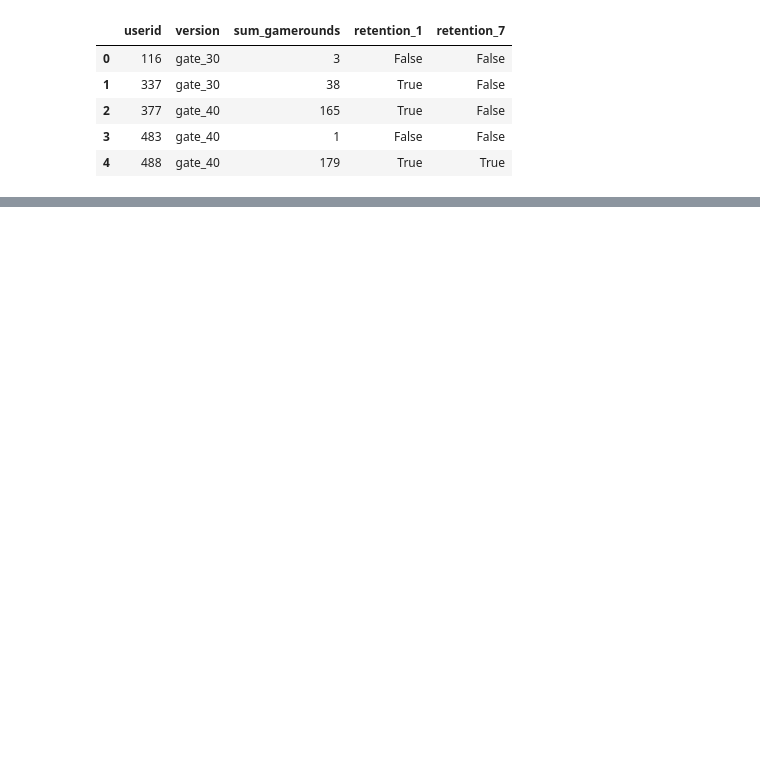
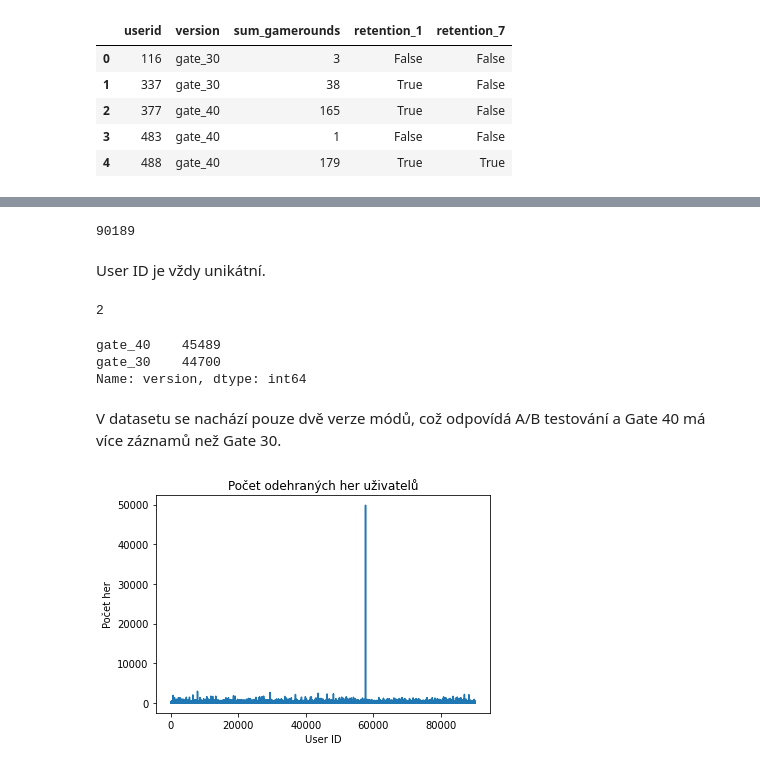
Before and after one commit to 9berny9/cookie_cats_analysis, a Jupyter notebook: cats.ipynb, the cells around one changed output, grey strips where cells are left out. Saved outputs shown, nothing was run; the diff lists cells and outputs as text; code cells hidden in the pictures; blank space fills up the shorter version.

```diff
--- a/cats.ipynb
+++ b/cats.ipynb
@@ -31,0 +83,26 @@ df.head(5)
+# %%
+# check unique user id
+df.userid.nunique()
+# %% [output]
+90189
+# %% [markdown]
+User ID je vždy unikátní.
+# %%
+df.version.nunique()
+# %% [output]
+2
+# %%
+df.version.value_counts()
+# %% [output]
+gate_40    45489
+gate_30    44700
+Name: version, dtype: int64
+# %% [markdown]
+V datasetu se nachází pouze dvě verze módů, což odpovídá A/B testování a Gate 40 má více záznamů než Gate 30.
+# %%
+plt.title("Počet odehraných her uživatelů")
+plt.xlabel("User ID")
+plt.ylabel("Počet her")
+plt.plot(df.sum_gamerounds);
+# %% [output]
+[figure, added]
```
Also changed, not shown: parts of 17 cells of this notebook.
